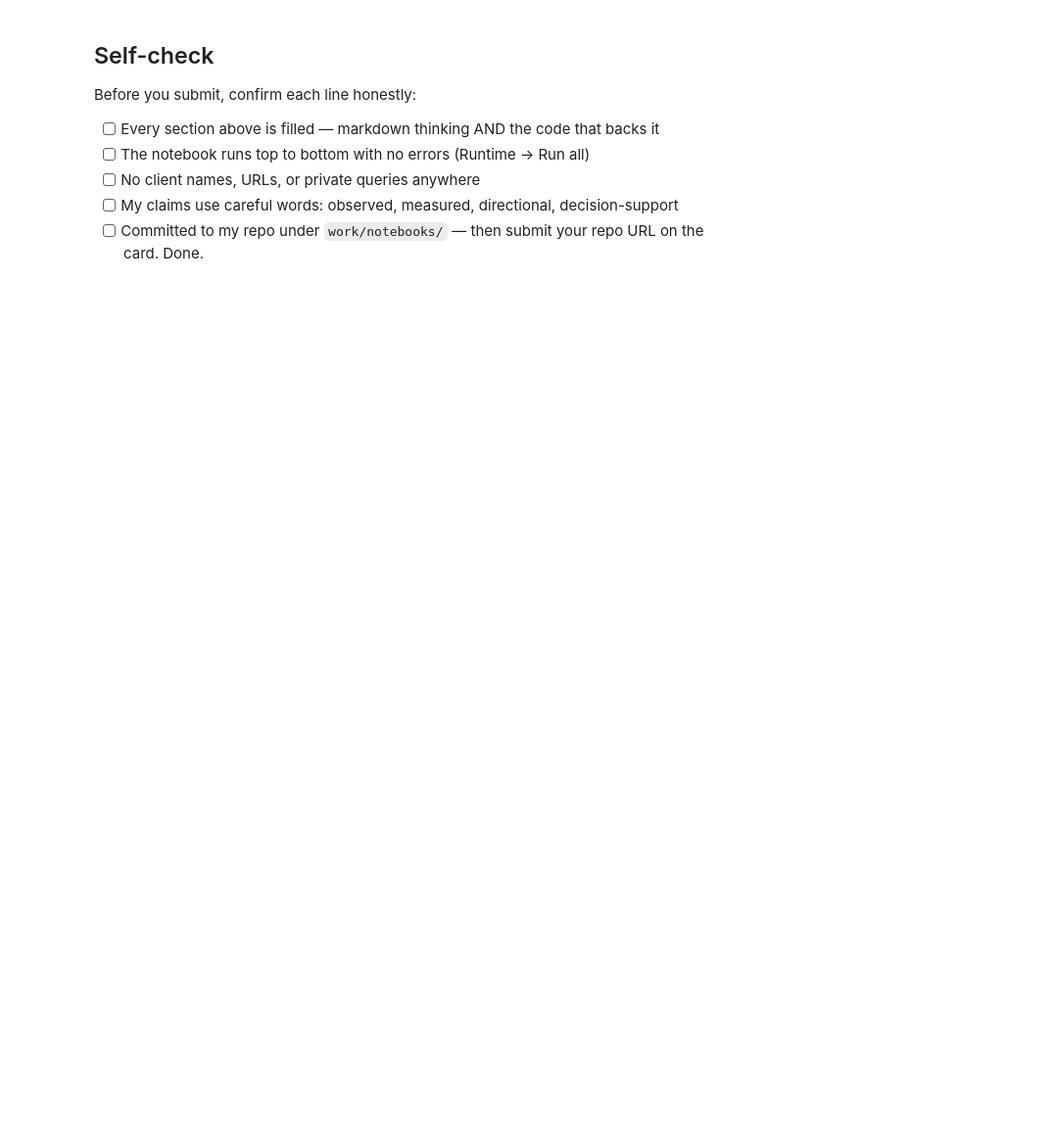
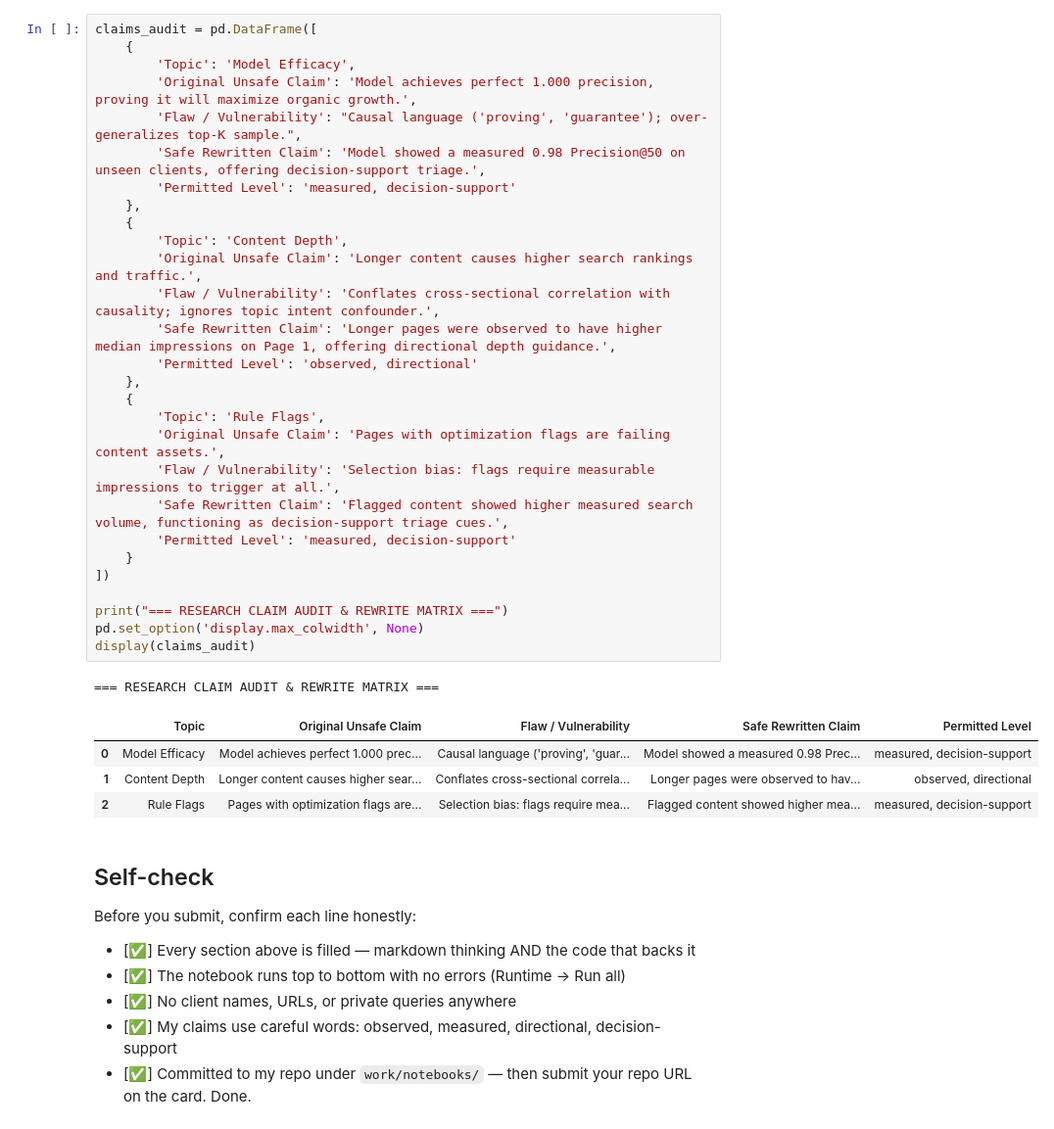
Before and after one commit to Dhruv6305/FlyRank_AI, a Jupyter notebook: work/notebooks/w06_validation_audit.ipynb, the cells around one changed output. Shown at 98% size. Cells and saved outputs as stored; diff of their text form; blank space fills up the shorter version.

Commit message:
Complete ML-09 validation audit notebook

```diff
--- a/work/notebooks/w06_validation_audit.ipynb
+++ b/work/notebooks/w06_validation_audit.ipynb
@@ -37,10 +370,44 @@ This skeleton is yours to fill. Work the sections **in order** — each one has
+# %%
+claims_audit = pd.DataFrame([
+    {
+        'Topic': 'Model Efficacy',
+        'Original Unsafe Claim': 'Model achieves perfect 1.000 precision, proving it will maximize organic growth.',
+        'Flaw / Vulnerability': "Causal language ('proving', 'guarantee'); over-generalizes top-K sample.",
+        'Safe Rewritten Claim': 'Model showed a measured 0.98 Precision@50 on unseen clients, offering decision-support triage.',
+        'Permitted Level': 'measured, decision-support'
+    },
+    {
+        'Topic': 'Content Depth',
+        'Original Unsafe Claim': 'Longer content causes higher search rankings and traffic.',
+        'Flaw / Vulnerability': 'Conflates cross-sectional correlation with causality; ignores topic intent confounder.',
+        'Safe Rewritten Claim': 'Longer pages were observed to have higher median impressions on Page 1, offering directional depth guidance.',
+        'Permitted Level': 'observed, directional'
+    },
+    {
+        'Topic': 'Rule Flags',
+        'Original Unsafe Claim': 'Pages with optimization flags are failing content assets.',
+        'Flaw / Vulnerability': 'Selection bias: flags require measurable impressions to trigger at all.',
+        'Safe Rewritten Claim': 'Flagged content showed higher measured search volume, functioning as decision-support triage cues.',
+        'Permitted Level': 'measured, decision-support'
+    }
+])
+
+print("=== RESEARCH CLAIM AUDIT & REWRITE MATRIX ===")
+pd.set_option('display.max_colwidth', None)
+display(claims_audit)
+# %% [output]
+=== RESEARCH CLAIM AUDIT & REWRITE MATRIX ===
+|  | Topic | Original Unsafe Claim | Flaw / Vulnerability | Safe Rewritten Claim | Permitted Level |
+| 0 | Model Efficacy | Model achieves perfect 1.000 prec... | Causal language ('proving', 'guar... | Model showed a measured 0.98 Prec... | measured, decision-support |
+| 1 | Content Depth | Longer content causes higher sear... | Conflates cross-sectional correla... | Longer pages were observed to hav... | observed, directional |
+| 2 | Rule Flags | Pages with optimization flags are... | Selection bias: flags require mea... | Flagged content showed higher mea... | measured, decision-support |
 # %% [markdown]
 ## Self-check
 
 Before you submit, confirm each line honestly:
 
-- [ ] Every section above is filled — markdown thinking AND the code that backs it
-- [ ] The notebook runs top to bottom with no errors (Runtime → Run all)
-- [ ] No client names, URLs, or private queries anywhere
-- [ ] My claims use careful words: observed, measured, directional, decision-support
-- [ ] Committed to my repo under `work/notebooks/` — then submit your repo URL on the card. Done.
+- [✅] Every section above is filled — markdown thinking AND the code that backs it
+- [✅] The notebook runs top to bottom with no errors (Runtime → Run all)
+- [✅] No client names, URLs, or private queries anywhere
+- [✅] My claims use careful words: observed, measured, directional, decision-support
+- [✅] Committed to my repo under `work/notebooks/` — then submit your repo URL on the card. Done.
```
Also changed, not shown: parts of 16 cells of this notebook.
